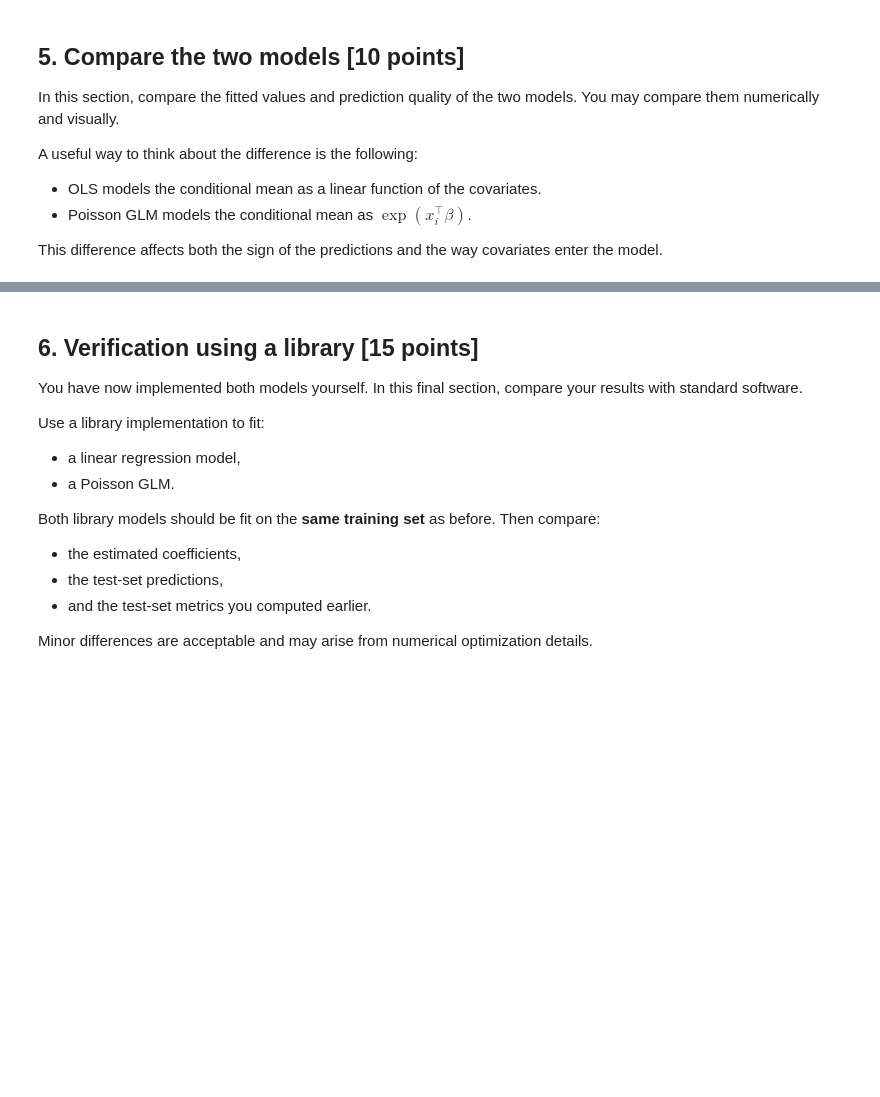
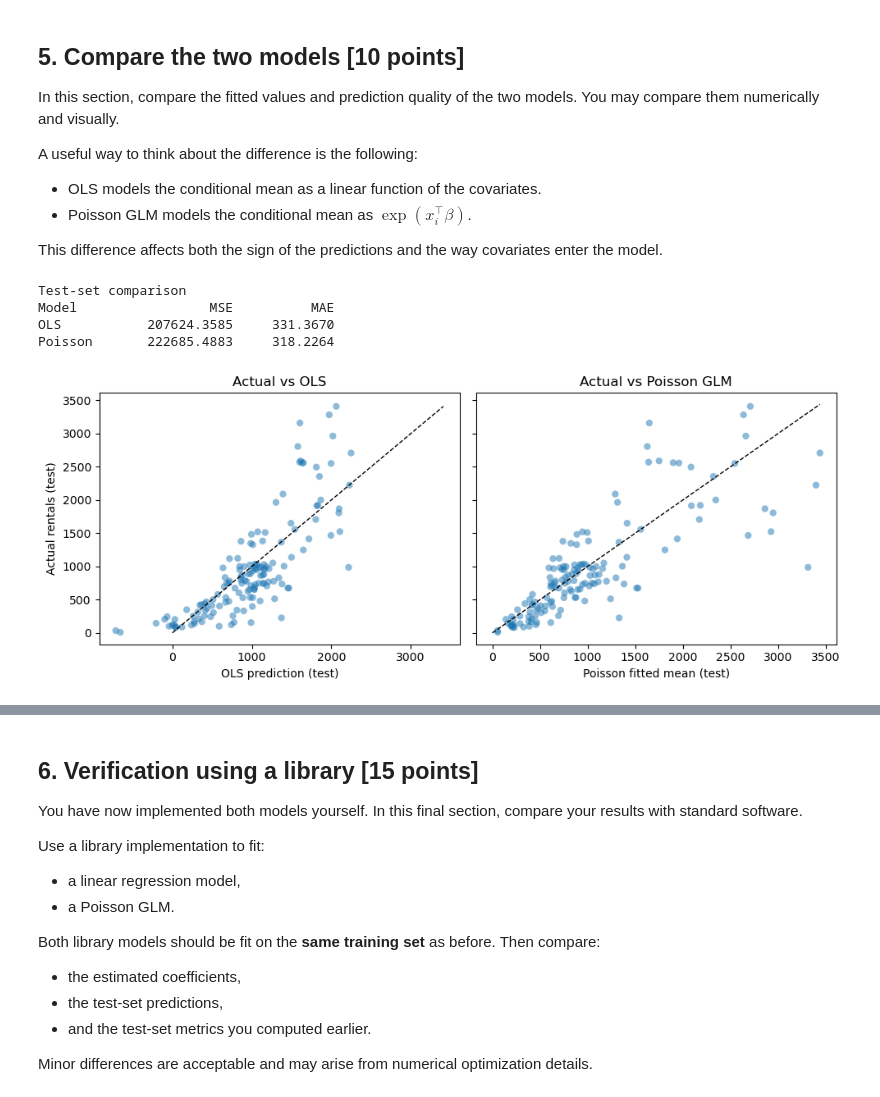
Before and after one commit to aymanbakiri/ML_econometrics, a Jupyter notebook: HW1/Question2_GLM_Count_Modeling_Notebook.ipynb, the cells around one changed output, grey strips where cells are left out. Drawn from its saved outputs; the diff is of its cells as text; code cells hidden in the pictures; blank space fills up the shorter version.

```diff
--- a/HW1/Question2_GLM_Count_Modeling_Notebook.ipynb
+++ b/HW1/Question2_GLM_Count_Modeling_Notebook.ipynb
@@ -263,11 +362,27 @@ print(beta_pois)
 # %%
 # TODO: compute the fitted means for the Poisson model on both train and test sets.
 # Then compute MSE and MAE on the TEST set for comparison with OLS.
+#
+# y_hat_pois_train = None
+# y_hat_pois_test = None
+#
+# mse_pois_test = None
+# mae_pois_test = None
+# Your code here
 
-y_hat_pois_train = None
-y_hat_pois_test = None
 
-mse_pois_test = None
-mae_pois_test = None
+def poisson_fitted_mean(X_design, beta):
+    eta = X_design @ beta
+    return np.exp(eta)
 
-# Your code here
+
+y_hat_pois_train = poisson_fitted_mean(X_train, beta_pois)
+y_hat_pois_test = poisson_fitted_mean(X_test, beta_pois)
+
+resid_pois_test = y_test - y_hat_pois_test
+mse_pois_test = float(np.mean(resid_pois_test ** 2))
+mae_pois_test = float(np.mean(np.abs(resid_pois_test)))
+
+print("Poisson — test MSE:", mse_pois_test)
+print("Poisson — test MAE:", mae_pois_test)
+print("Min Poisson fitted mean on test:", float(np.min(y_hat_pois_test)))
@@ -287,11 +410,39 @@ This difference affects both the sign of the predictions and the way covariates
 # %%
 # TODO: print the TEST-SET metrics for both models in a clean format.
 # Your code here
+print("Test-set comparison")
+print(f"{'Model':<12} {'MSE':>12} {'MAE':>12}")
+print(f"{'OLS':<12} {mse_ols_test:12.4f} {mae_ols_test:12.4f}")
+print(f"{'Poisson':<12} {mse_pois_test:12.4f} {mae_pois_test:12.4f}")
+# %% [output]
+Test-set comparison
+Model                 MSE          MAE
+OLS           207624.3585     331.3670
+Poisson       222685.4883     318.2264
 # %%
 # TODO: make two comparison plots using the TEST set.
 # - true rentals versus OLS test predictions
 # - true rentals versus Poisson test predictions
+#
+# Your code here
+fig, axes = plt.subplots(1, 2, figsize=(10, 4), sharey=True)
 
-# Your code here
+axes[0].scatter(y_hat_ols_test, y_test, alpha=0.5, edgecolors="none")
+mx = max(float(np.max(y_test)), float(np.max(y_hat_ols_test)))
+axes[0].plot([0, mx], [0, mx], color="black", linestyle="--", linewidth=1)
+axes[0].set_xlabel("OLS prediction (test)")
+axes[0].set_ylabel("Actual rentals (test)")
+axes[0].set_title("Actual vs OLS")
+
+axes[1].scatter(y_hat_pois_test, y_test, alpha=0.5, edgecolors="none")
+mx2 = max(float(np.max(y_test)), float(np.max(y_hat_pois_test)))
+axes[1].plot([0, mx2], [0, mx2], color="black", linestyle="--", linewidth=1)
+axes[1].set_xlabel("Poisson fitted mean (test)")
+axes[1].set_title("Actual vs Poisson GLM")
+
+plt.tight_layout()
+plt.show()
+# %% [output]
+[figure, added]
 # %% [markdown]
 Based on your implementation, which model appears more appropriate for this application? Give a short explanation based on both the data, the model assumptions, and the **test-set** prediction results.
```
Also changed, not shown: parts of 19 cells of this notebook, 1 other file.
